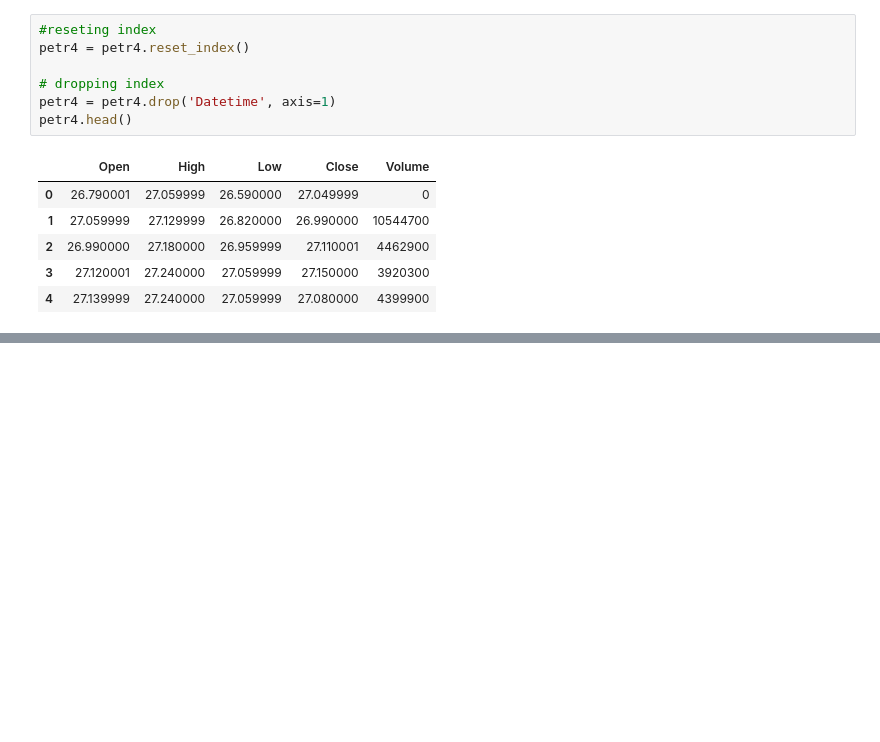
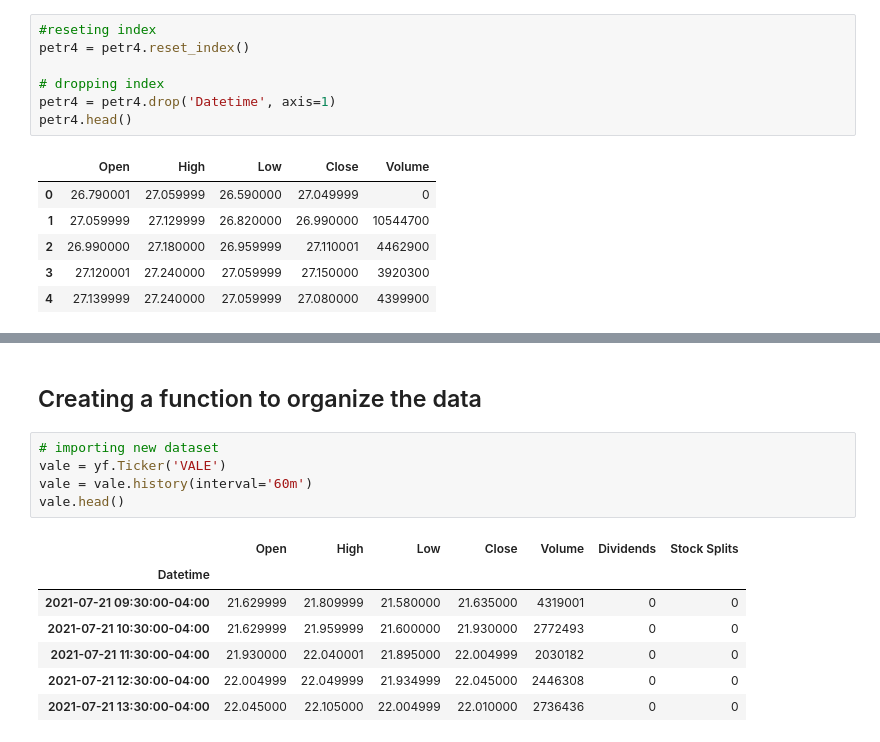
Before and after one commit to IgorComune/Financial-Markets, a Jupyter notebook: financial_markets.ipynb, the cells around one changed output, grey strips where cells are left out. Saved outputs shown, nothing was run; the diff lists cells and outputs as text; blank space fills up the shorter version.

```diff
--- a/financial_markets.ipynb
+++ b/financial_markets.ipynb
@@ -221,0 +221,15 @@ pandas.core.indexes.datetimes.DatetimeIndex
+# %% [markdown]
+## Creating a function to organize the data
+# %%
+# importing new dataset
+vale = yf.Ticker('VALE')
+vale = vale.history(interval='60m')
+vale.head()
+# %% [output]
+|  | Open | High | Low | Close | Volume | Dividends | Stock Splits |
+| Datetime |  |  |  |  |  |  |  |
+| 2021-07-21 09:30:00-04:00 | 21.629999 | 21.809999 | 21.580000 | 21.635000 | 4319001 | 0 | 0 |
+| 2021-07-21 10:30:00-04:00 | 21.629999 | 21.959999 | 21.600000 | 21.930000 | 2772493 | 0 | 0 |
+| 2021-07-21 11:30:00-04:00 | 21.930000 | 22.040001 | 21.895000 | 22.004999 | 2030182 | 0 | 0 |
+| 2021-07-21 12:30:00-04:00 | 22.004999 | 22.049999 | 21.934999 | 22.045000 | 2446308 | 0 | 0 |
+| 2021-07-21 13:30:00-04:00 | 22.045000 | 22.105000 | 22.004999 | 22.010000 | 2736436 | 0 | 0 |
```
Also changed, not shown: parts of 8 cells of this notebook.
